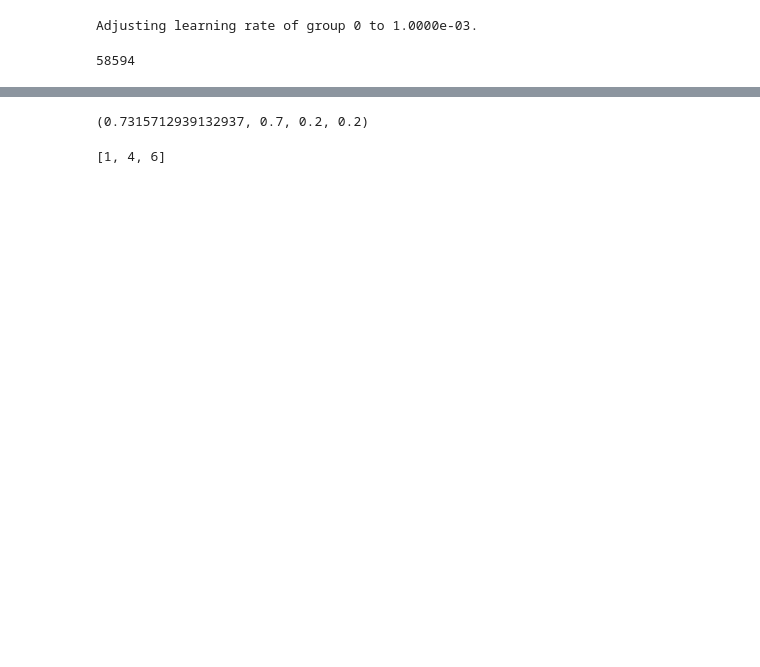
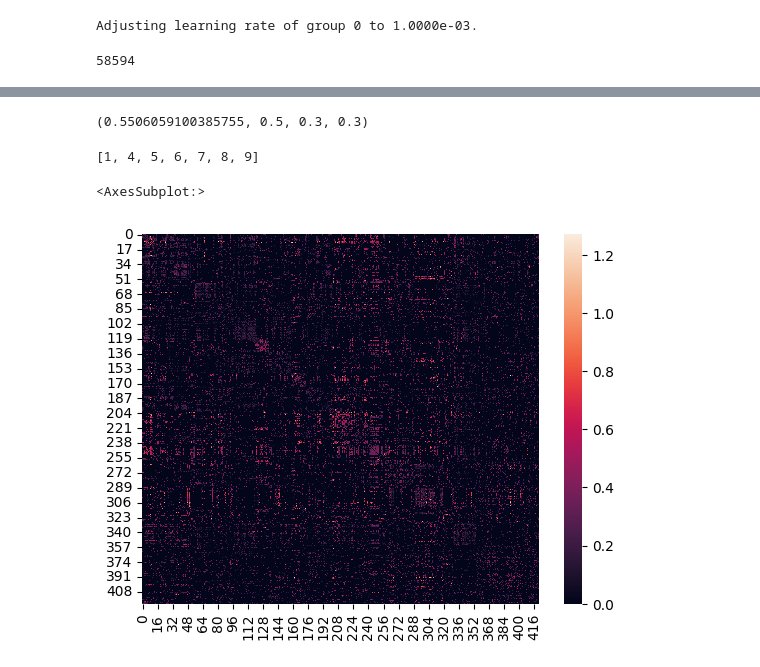
Before and after one commit to myxa/Open_Close_GNN, a Jupyter notebook: notebooks/model_explanation.ipynb, the cells around one changed output, grey strips where cells are left out. Cells and saved outputs as stored; diff of their text form; code cells hidden in the pictures; blank space fills up the shorter version.

Commit message:
captum, threshold graph

```diff
--- a/notebooks/model_explanation.ipynb
+++ b/notebooks/model_explanation.ipynb
@@ -26,7 +26,7 @@ noised_open  = np.load('../data/new/raw/noised_open.npy')
 # %%
 full_dataset = OpenCloseDataset(datafolder='../data/new',
                                 open_file=open_file, close_file=close_file,
-                                reload=True, k_degree=50,
+                                reload=True, k_degree=None,
                                 noise_n=25, noise_close=noised_close, noise_open=noised_open)
 # %% [output]
 Processing...
@@ -51,3 +55,5 @@ sum(p.numel() for p in model.parameters())
 # %% [output]
 Adjusting learning rate of group 0 to 1.0000e-03.
 58594
+# %%
+model.load_state_dict(torch.load('..\weights\gcn_128_32_05_acc_09.pt', map_location='cuda:0'))
@@ -80,8 +88,8 @@ test_loader = DataLoader(test_dataset)
 eval_epoch(test_loader, model, loss)
 # loss, acc, precision, recall
 # %% [output]
-(0.7315712939132937, 0.7, 0.2, 0.2)
+(0.5506059100385755, 0.5, 0.3, 0.3)
 # %%
 [i for i, en in enumerate(test_dataset) if en.y == 1]
 # %% [output]
-[1, 4, 6]
+[1, 4, 5, 6, 7, 8, 9]
@@ -87,0 +131,21 @@ eval_epoch(test_loader, model, loss)
+# %%
+from collections import defaultdict
+def aggregate_edge_directions(edge_mask, data):
+    edge_mask_dict = defaultdict(float)
+    for val, u, v in list(zip(edge_mask, *data.edge_index)):
+        u, v = u.item(), v.item()
+        if u > v:
+            u, v = v, u
+        edge_mask_dict[(u, v)] += val
+    return edge_mask_dict
+
+edge_dict = aggregate_edge_directions(edge_mask, test_dataset[0])
+# %%
+matr = np.zeros((422, 422))
+for k in edge_dict:
+    matr[k[0], k[1]] = edge_dict[k]
+# %%
+heatmap(np.where(matr,matr,matr.T))
+# %% [output]
+<AxesSubplot:>
+[figure, added]
```
Also changed, not shown: parts of 20 cells of this notebook, 3 other files.
